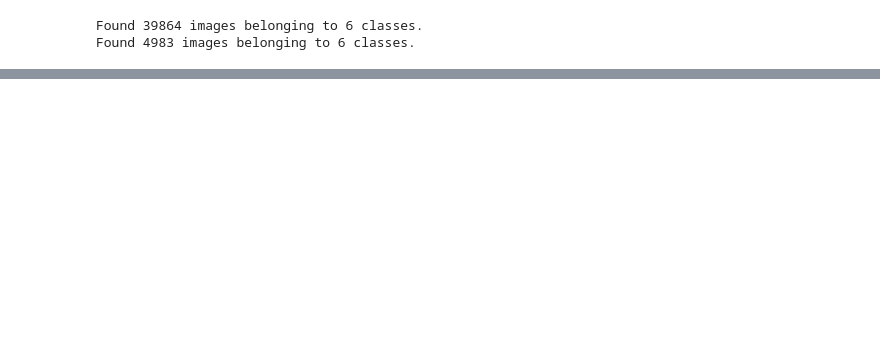
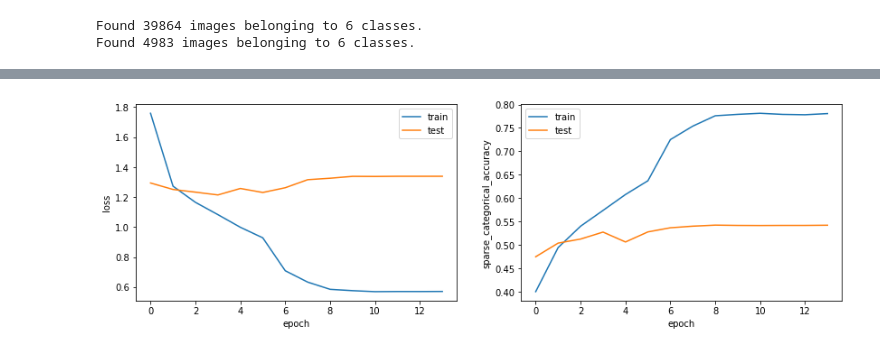
Before and after one commit to JBalbuenaG/proyecto_DL, a Jupyter notebook: Pruebas AffectNet/2_Affectnet_ResNet50.ipynb, the cells around one changed output, grey strips where cells are left out. Cells and saved outputs as stored; diff of their text form; code cells hidden in the pictures; blank space fills up the shorter version.

```diff
--- a/Pruebas AffectNet/2_Affectnet_ResNet50.ipynb
+++ b/Pruebas AffectNet/2_Affectnet_ResNet50.ipynb
@@ -234,3 +305,7 @@ Epoch 10/10
+# %%
+graficar_historia_entrenamiento(r, metric='sparse_categorical_accuracy')
+# %% [output]
+[figure, added]
 # %%
 p = emo_model.predict(X_valid)
 pred = np.argmax(p, axis=1)
```
Also changed, not shown: parts of 25 cells of this notebook, 2 other files.
